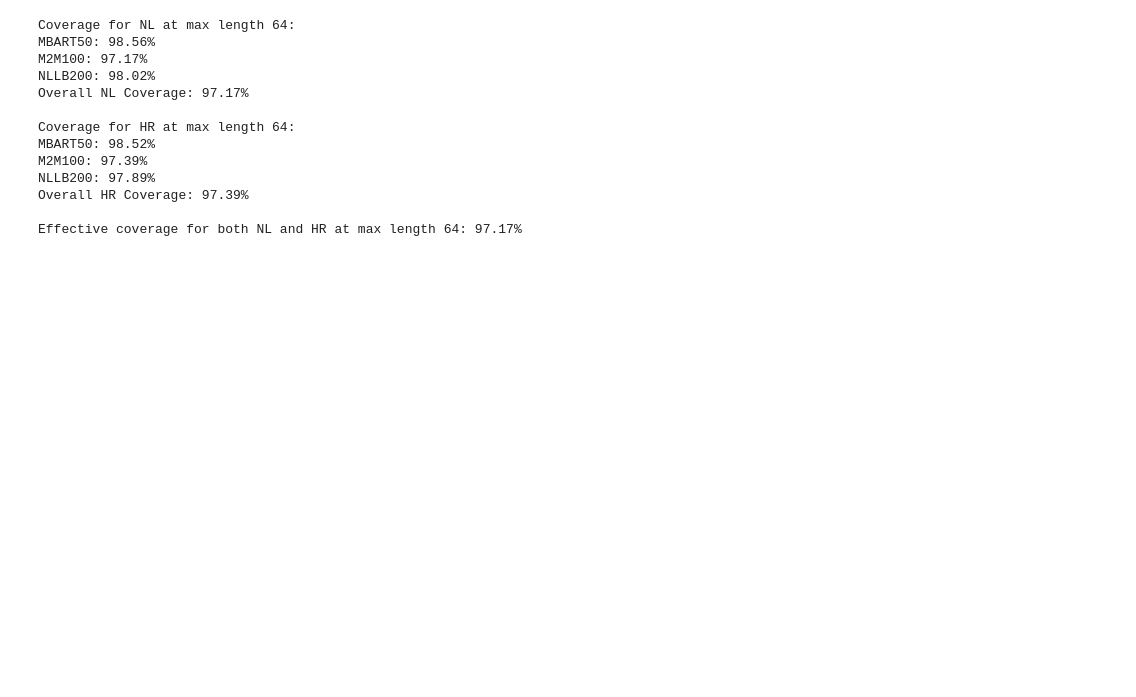
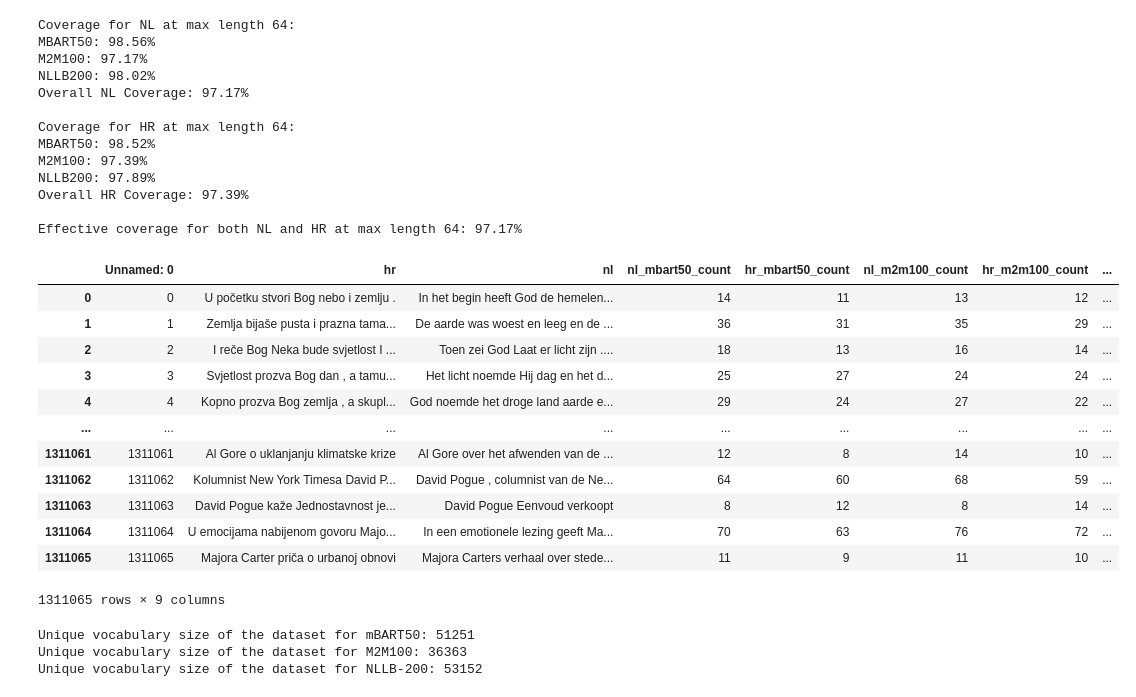
Before and after one commit to VDG-code/NMT-Master-Thesis, a Jupyter notebook: Data_gathering_and_cleaning/Data_Analysis_of_Public_and_Evaluation_Dataset.ipynb, the cells around one changed output. Saved outputs shown, nothing was run; the diff lists cells and outputs as text; code cells hidden in the pictures; blank space fills up the shorter version.

Commit message:
commit with a notebook containing analysis of public and evaluation dataset

```diff
--- a/Data_gathering_and_cleaning/Data_Analysis_of_Public_and_Evaluation_Dataset.ipynb
+++ b/Data_gathering_and_cleaning/Data_Analysis_of_Public_and_Evaluation_Dataset.ipynb
@@ -297,3 +297,50 @@ NLLB200: 97.89%
 Overall HR Coverage: 97.39%
 
 Effective coverage for both NL and HR at max length 64: 97.17%
+# %%
+df
+# %% [output]
+|  | Unnamed: 0 | hr | nl | nl_mbart50_count | hr_mbart50_count | nl_m2m100_count | hr_m2m100_count | ... |
+| 0 | 0 | U početku stvori Bog nebo i zemlju . | In het begin heeft God de hemelen... | 14 | 11 | 13 | 12 | ... |
+| 1 | 1 | Zemlja bijaše pusta i prazna tama... | De aarde was woest en leeg en de ... | 36 | 31 | 35 | 29 | ... |
+| 2 | 2 | I reče Bog Neka bude svjetlost I ... | Toen zei God Laat er licht zijn .... | 18 | 13 | 16 | 14 | ... |
+| 3 | 3 | Svjetlost prozva Bog dan , a tamu... | Het licht noemde Hij dag en het d... | 25 | 27 | 24 | 24 | ... |
+| 4 | 4 | Kopno prozva Bog zemlja , a skupl... | God noemde het droge land aarde e... | 29 | 24 | 27 | 22 | ... |
+| ... | ... | ... | ... | ... | ... | ... | ... | ... |
+| 1311061 | 1311061 | Al Gore o uklanjanju klimatske krize | Al Gore over het afwenden van de ... | 12 | 8 | 14 | 10 | ... |
+| 1311062 | 1311062 | Kolumnist New York Timesa David P... | David Pogue , columnist van de Ne... | 64 | 60 | 68 | 59 | ... |
+| 1311063 | 1311063 | David Pogue kaže Jednostavnost je... | David Pogue Eenvoud verkoopt | 8 | 12 | 8 | 14 | ... |
+| 1311064 | 1311064 | U emocijama nabijenom govoru Majo... | In een emotionele lezing geeft Ma... | 70 | 63 | 76 | 72 | ... |
+| 1311065 | 1311065 | Majora Carter priča o urbanoj obnovi | Majora Carters verhaal over stede... | 11 | 9 | 11 | 10 | ... |
+1311065 rows × 9 columns
+# %%
+from collections import Counter
+
+# Define a function that takes a series of texts and a tokenizer and returns a Counter object with token counts
+def get_vocab_counter(texts, tokenizer):
+    vocab_counter = Counter()
+    for text in tqdm(texts, desc=f'Tokenizing with {tokenizer.__class__.__name__}'):
+        tokens = tokenizer.tokenize(text)
+        vocab_counter.update(tokens)
+    return vocab_counter
+
+# Concatenate the text from 'nl' and 'hr' columns
+all_texts = pd.concat([df['nl'], df['hr']])
+
+# Get vocab counters for each tokenizer
+vocab_counter_mbart50 = get_vocab_counter(all_texts, tokenizer_mbart50)
+vocab_counter_m2m100 = get_vocab_counter(all_texts, tokenizer_m2m100)
+vocab_counter_nllb200 = get_vocab_counter(all_texts, tokenizer_nllb200)
+
+# Calculate the size of the unique vocabulary for each model
+vocab_size_mbart50 = len(vocab_counter_mbart50.keys())
+vocab_size_m2m100 = len(vocab_counter_m2m100.keys())
+vocab_size_nllb200 = len(vocab_counter_nllb200.keys())
+
+print(f"Unique vocabulary size of the dataset for mBART50: {vocab_size_mbart50}")
+print(f"Unique vocabulary size of the dataset for M2M100: {vocab_size_m2m100}")
+print(f"Unique vocabulary size of the dataset for NLLB-200: {vocab_size_nllb200}")
+# %% [output]
+Unique vocabulary size of the dataset for mBART50: 51251
+Unique vocabulary size of the dataset for M2M100: 36363
+Unique vocabulary size of the dataset for NLLB-200: 53152
```
